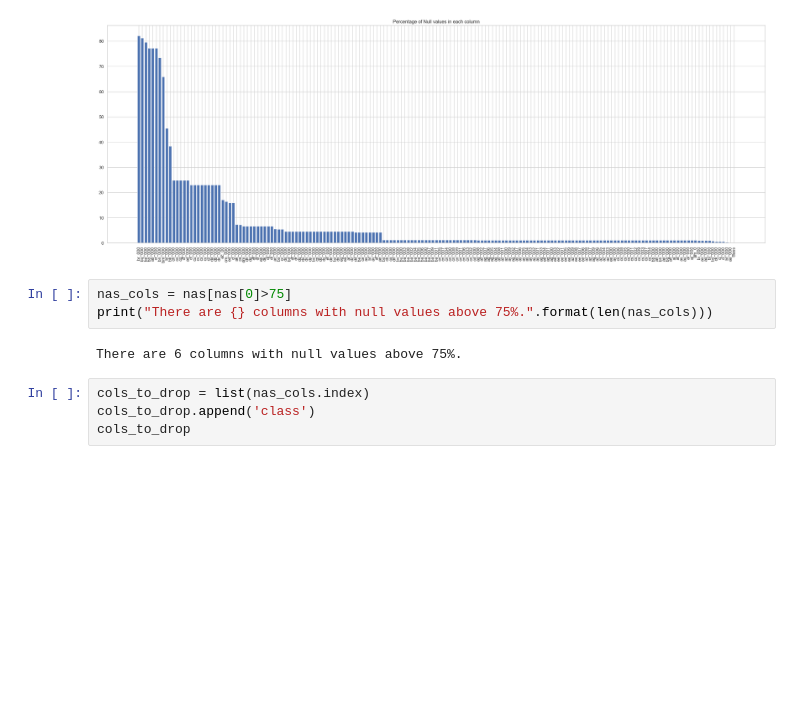
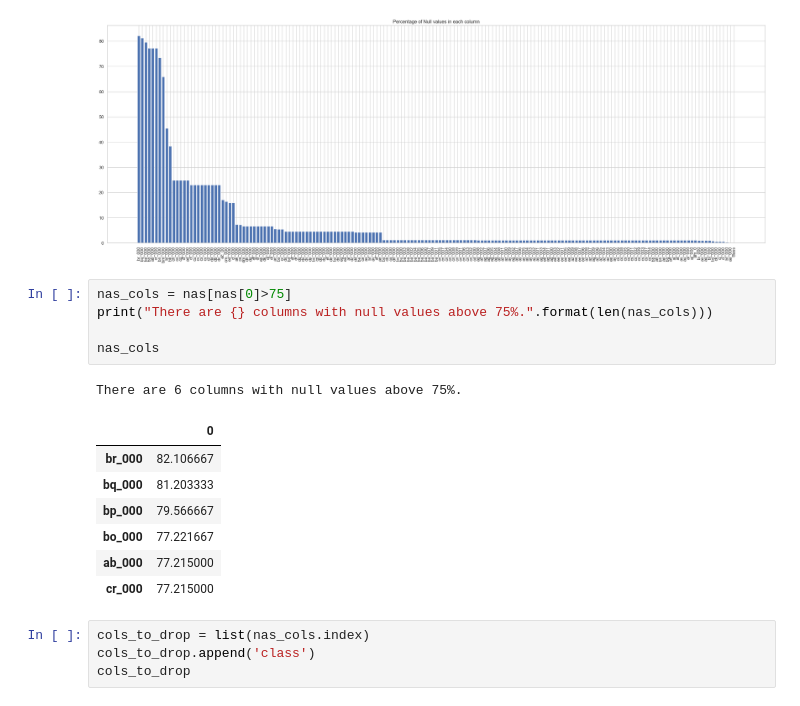
Before and after one commit to CourtneySara/DPrep_HDip_CA1, a Jupyter notebook: Courtney_DPrepHDip_CA1.ipynb, the cells around one changed output. Saved outputs shown, nothing was run; the diff lists cells and outputs as text; blank space fills up the shorter version.

```diff
--- a/Courtney_DPrepHDip_CA1.ipynb
+++ b/Courtney_DPrepHDip_CA1.ipynb
@@ -184,8 +184,17 @@ plt.show()
 # %%
 nas_cols = nas[nas[0]>75]
 print("There are {} columns with null values above 75%.".format(len(nas_cols)))
+
+nas_cols
 # %% [output]
 There are 6 columns with null values above 75%.
+|  | 0 |
+| br_000 | 82.106667 |
+| bq_000 | 81.203333 |
+| bp_000 | 79.566667 |
+| bo_000 | 77.221667 |
+| ab_000 | 77.215000 |
+| cr_000 | 77.215000 |
 # %%
 cols_to_drop = list(nas_cols.index)
 cols_to_drop.append('class')
```
Also changed, not shown: parts of 15 cells of this notebook.
